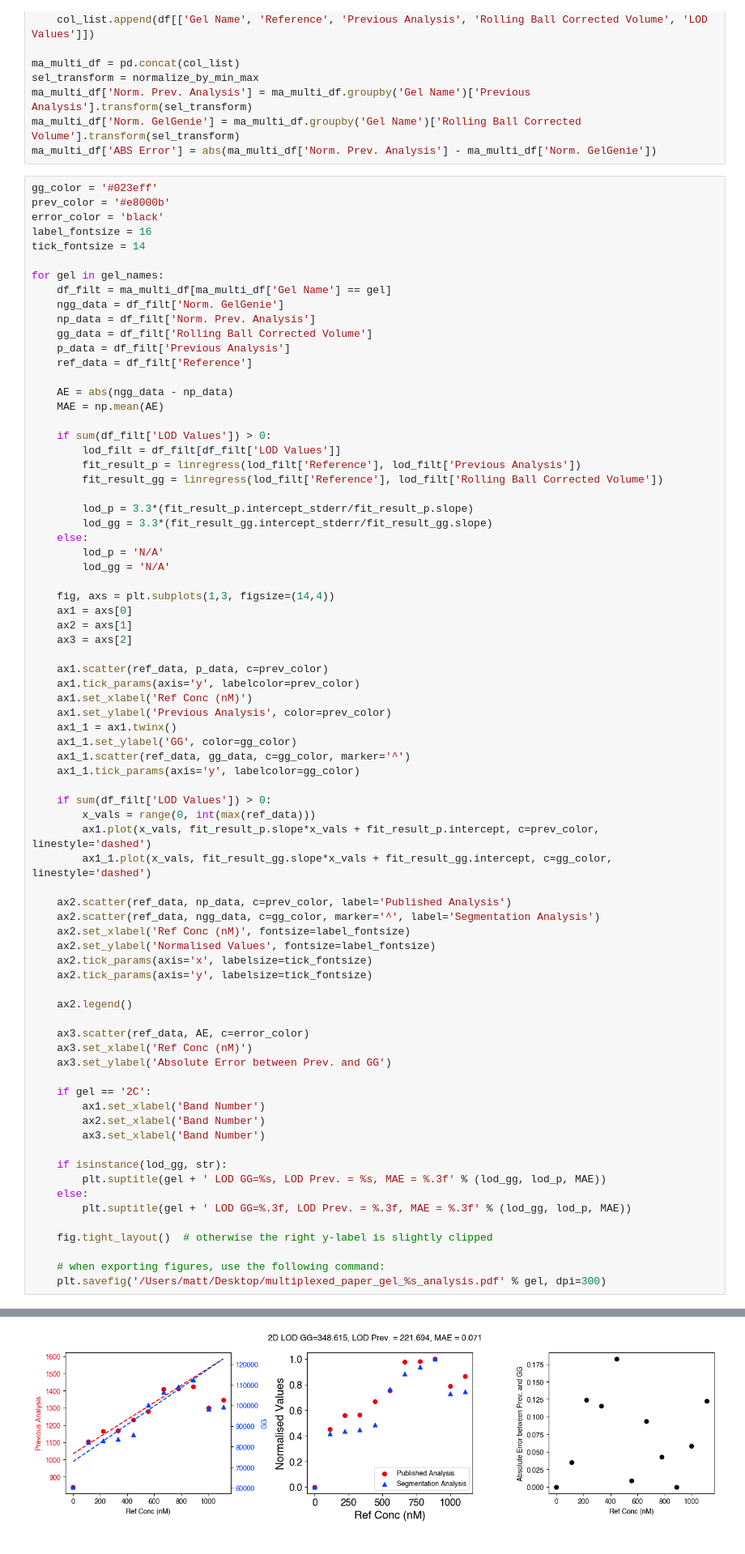
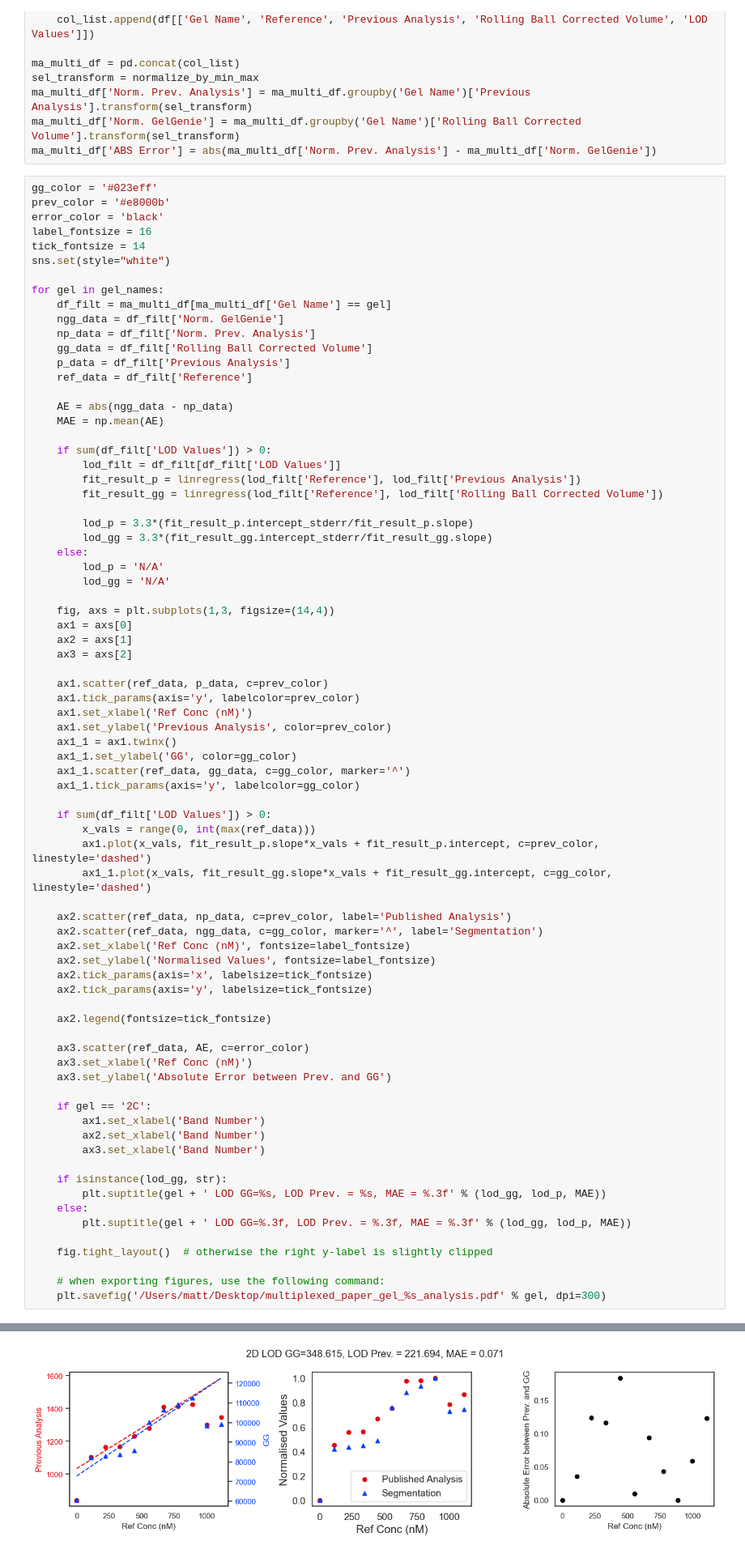
Before and after one commit to mattaq31/GelGenie, a Jupyter notebook: python-gelgenie/paper_figure_generation/Figure 4 GelGenie Paper Re-Analysis.ipynb, the cells around one changed output, grey strips where cells are left out. Shown at 81% size. Cells and saved outputs as stored; diff of their text form.

```diff
--- a/python-gelgenie/paper_figure_generation/Figure 4 GelGenie Paper Re-Analysis.ipynb
+++ b/python-gelgenie/paper_figure_generation/Figure 4 GelGenie Paper Re-Analysis.ipynb
@@ -101,6 +101,7 @@ prev_color = '#e8000b'
 error_color = 'black'
 label_fontsize = 16
 tick_fontsize = 14
+sns.set(style="white")
 
 for gel in gel_names:
     df_filt = ma_multi_df[ma_multi_df['Gel Name'] == gel]
@@ -144,13 +145,13 @@ for gel in gel_names:
         ax1_1.plot(x_vals, fit_result_gg.slope*x_vals + fit_result_gg.intercept, c=gg_color, linestyle='dashed')
 
     ax2.scatter(ref_data, np_data, c=prev_color, label='Published Analysis')
-    ax2.scatter(ref_data, ngg_data, c=gg_color, marker='^', label='Segmentation Analysis')
+    ax2.scatter(ref_data, ngg_data, c=gg_color, marker='^', label='Segmentation')
     ax2.set_xlabel('Ref Conc (nM)', fontsize=label_fontsize)
     ax2.set_ylabel('Normalised Values', fontsize=label_fontsize)
     ax2.tick_params(axis='x', labelsize=tick_fontsize)
     ax2.tick_params(axis='y', labelsize=tick_fontsize)
 
-    ax2.legend()
+    ax2.legend(fontsize=tick_fontsize)
 
     ax3.scatter(ref_data, AE, c=error_color)
     ax3.set_xlabel('Ref Conc (nM)')
@@ -177 +178 @@ for gel in gel_names:
-[figure, old version]
+[figure, new version]
```
Also changed, not shown: parts of 3 cells of this notebook, 8 other files.
